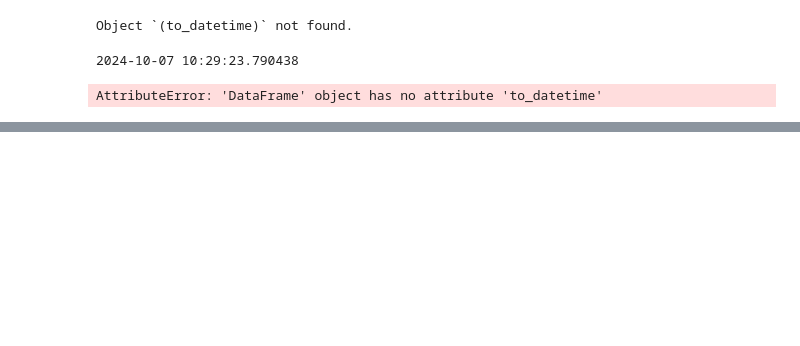
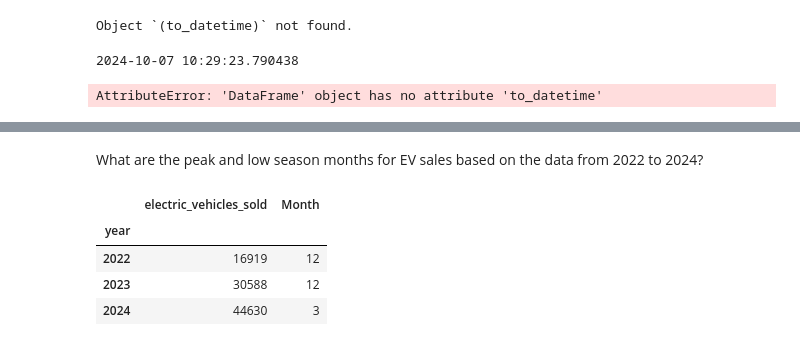
Before and after one commit to giriprasathd/Pyspark_projects, a Jupyter notebook: Challenge/main.ipynb, the cells around one changed output, grey strips where cells are left out. Saved outputs shown, nothing was run; the diff lists cells and outputs as text; code cells hidden in the pictures; blank space fills up the shorter version.

```diff
--- a/Challenge/main.ipynb
+++ b/Challenge/main.ipynb
@@ -276,0 +344,12 @@ AttributeError: 'DataFrame' object has no attribute 'to_datetime'
+# %% [markdown]
+What are the peak and low season months for EV sales based on the data from 2022 to 2024?
+# %%
+years=[2022,2023,2024]
+peak=markers_date[markers_date["year"].isin(years)]
+peak.groupby(["year"])[["electric_vehicles_sold","Month"]].max()
+# %% [output]
+|  | electric_vehicles_sold | Month |
+| year |  |  |
+| 2022 | 16919 | 12 |
+| 2023 | 30588 | 12 |
+| 2024 | 44630 | 3 |
```
Also changed, not shown: parts of 12 cells of this notebook.
